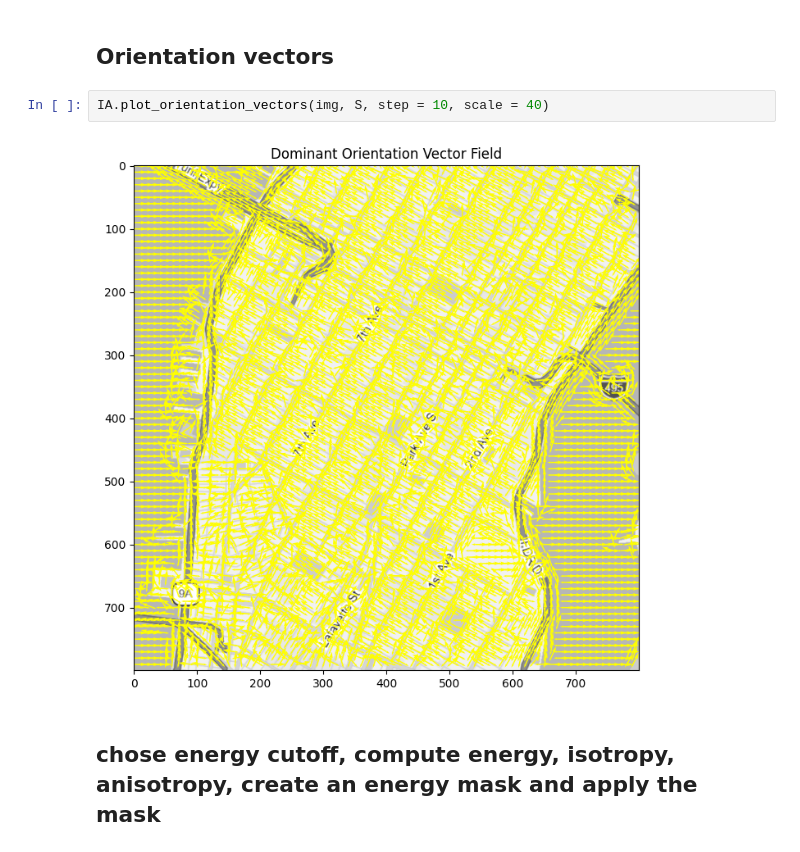
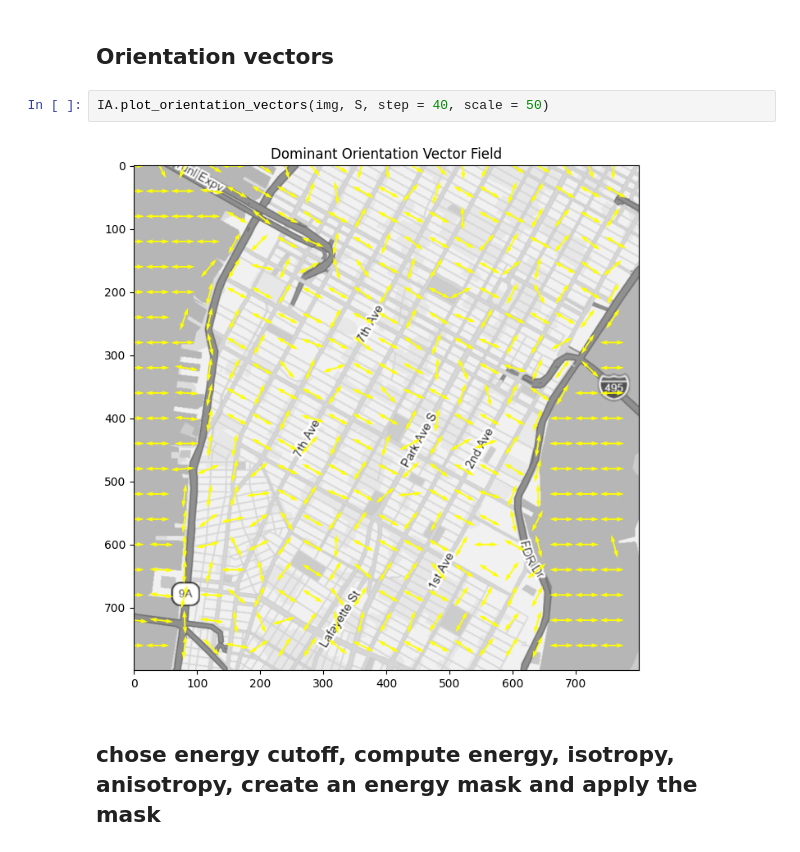
Before and after one commit to danieldidriksen/Bachelor_Project, a Jupyter notebook: NYC_Orientation_Analysis.ipynb, the cells around one changed output. Saved outputs shown, nothing was run; the diff lists cells and outputs as text.

```diff
--- a/NYC_Orientation_Analysis.ipynb
+++ b/NYC_Orientation_Analysis.ipynb
@@ -51,9 +51,9 @@ theta = IA.orientation_from_eigenvectors(v_s)
 # %% [markdown]
 ##  Orientation vectors
 # %%
-IA.plot_orientation_vectors(img, S, step = 10, scale = 40)
+IA.plot_orientation_vectors(img, S, step = 40, scale = 50)
 # %% [output]
-[figure, old version]
+[figure, new version]
 # %% [markdown]
 ## chose energy cutoff, compute energy, isotropy, anisotropy, create an energy mask and apply the mask
 # %%
```
Also changed, not shown: 1 other file.
